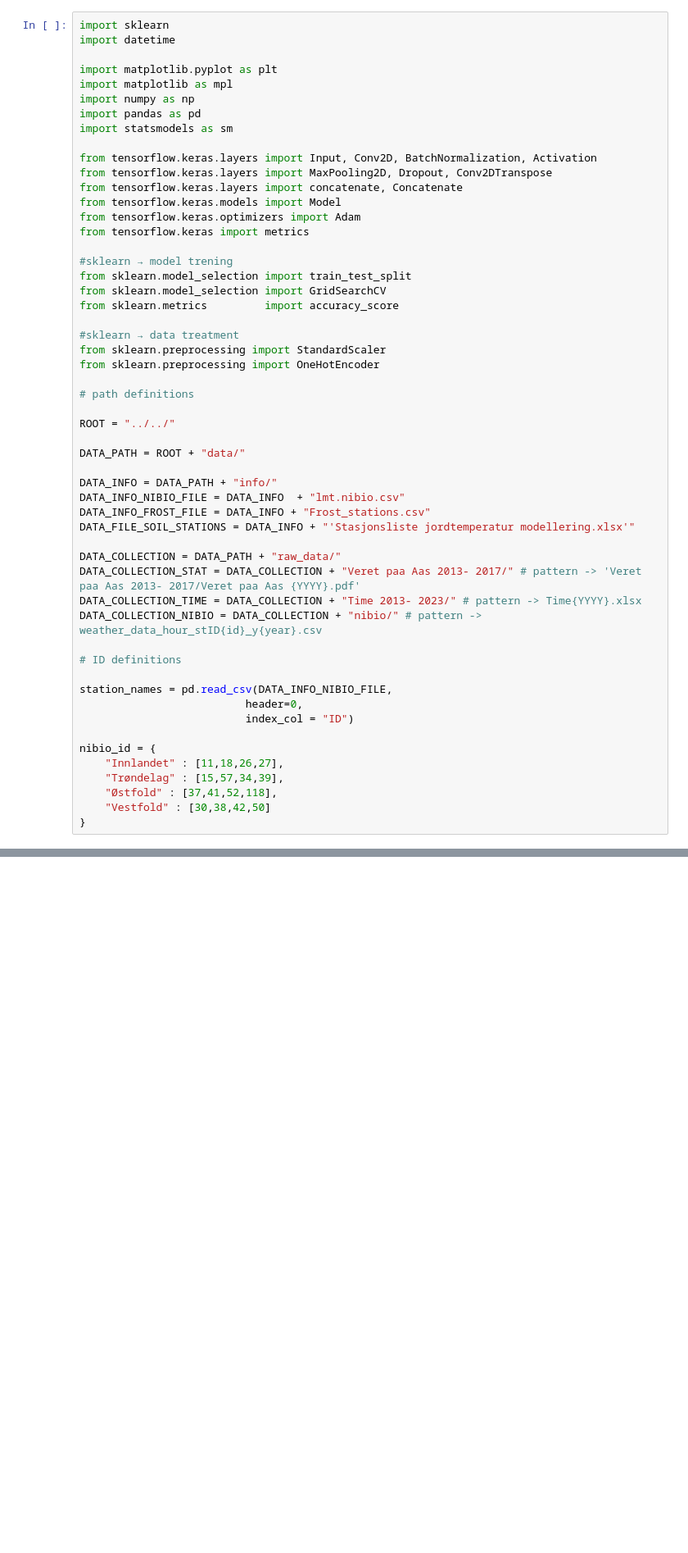
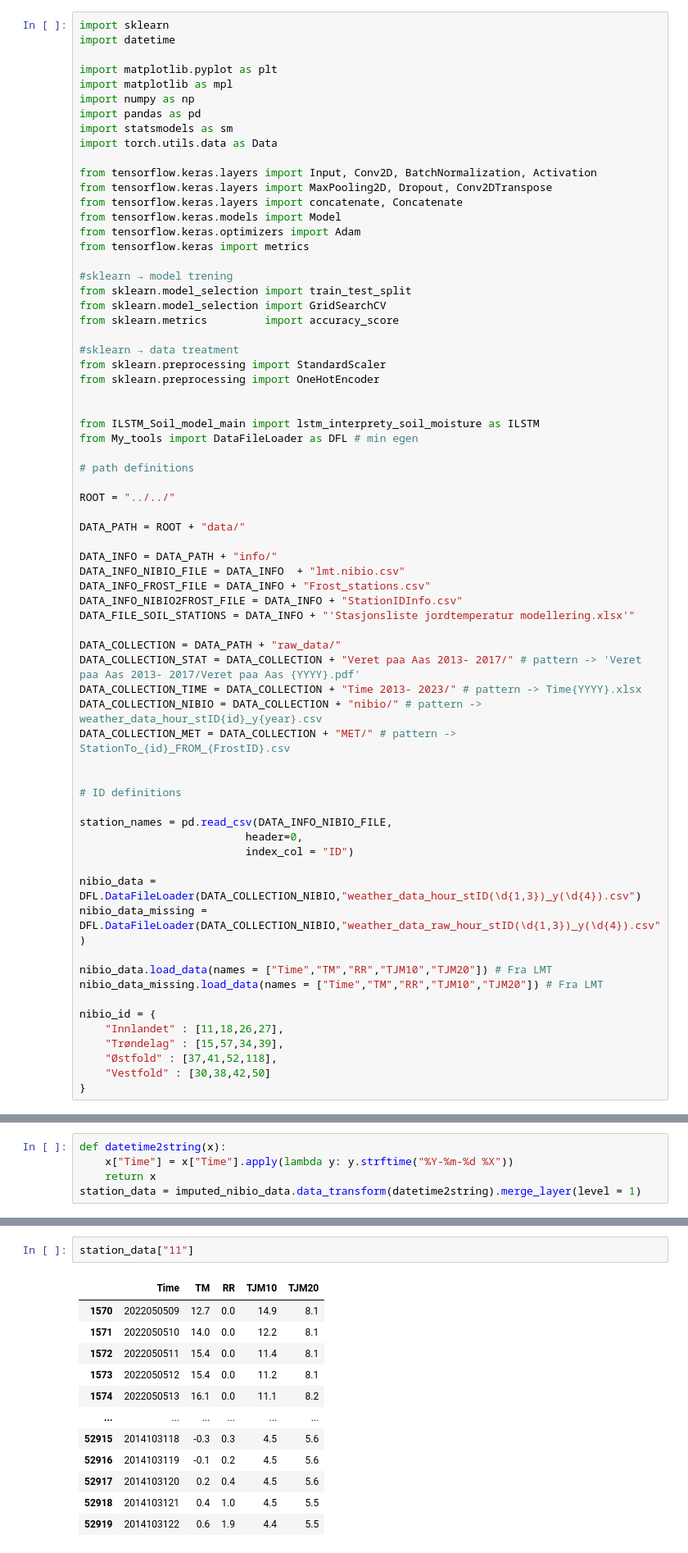
Before and after one commit to ConAltDelete/MT24CS, a Jupyter notebook: programs/python/modeling.ipynb, the cells around one changed output, grey strips where cells are left out. Shown at 82% size. Drawn from its saved outputs; the diff is of its cells as text; blank space fills up the shorter version.

```diff
--- a/programs/python/modeling.ipynb
+++ b/programs/python/modeling.ipynb
@@ -11,6 +11,7 @@ import matplotlib as mpl
 import numpy as np
 import pandas as pd
 import statsmodels as sm
+import torch.utils.data as Data
 
 from tensorflow.keras.layers import Input, Conv2D, BatchNormalization, Activation
 from tensorflow.keras.layers import MaxPooling2D, Dropout, Conv2DTranspose
@@ -28,6 +29,10 @@ from sklearn.metrics         import accuracy_score
 from sklearn.preprocessing import StandardScaler
 from sklearn.preprocessing import OneHotEncoder
 
+
+from ILSTM_Soil_model_main import lstm_interprety_soil_moisture as ILSTM
+from My_tools import DataFileLoader as DFL # min egen
+
 # path definitions
 
 ROOT = "../../"
@@ -37,12 +42,15 @@ DATA_PATH = ROOT + "data/"
 DATA_INFO = DATA_PATH + "info/"
 DATA_INFO_NIBIO_FILE = DATA_INFO  + "lmt.nibio.csv"
 DATA_INFO_FROST_FILE = DATA_INFO + "Frost_stations.csv"
+DATA_INFO_NIBIO2FROST_FILE = DATA_INFO + "StationIDInfo.csv"
 DATA_FILE_SOIL_STATIONS = DATA_INFO + "'Stasjonsliste jordtemperatur modellering.xlsx'"
 
 DATA_COLLECTION = DATA_PATH + "raw_data/"
 DATA_COLLECTION_STAT = DATA_COLLECTION + "Veret paa Aas 2013- 2017/" # pattern -> 'Veret paa Aas 2013- 2017/Veret paa Aas {YYYY}.pdf'
 DATA_COLLECTION_TIME = DATA_COLLECTION + "Time 2013- 2023/" # pattern -> Time{YYYY}.xlsx
 DATA_COLLECTION_NIBIO = DATA_COLLECTION + "nibio/" # pattern -> weather_data_hour_stID{id}_y{year}.csv
+DATA_COLLECTION_MET = DATA_COLLECTION + "MET/" # pattern -> StationTo_{id}_FROM_{FrostID}.csv
+
 
 # ID definitions
 
@@ -50,6 +58,12 @@ station_names = pd.read_csv(DATA_INFO_NIBIO_FILE,
                           header=0,
                           index_col = "ID")
 
+nibio_data = DFL.DataFileLoader(DATA_COLLECTION_NIBIO,"weather_data_hour_stID(\d{1,3})_y(\d{4}).csv")
+nibio_data_missing = DFL.DataFileLoader(DATA_COLLECTION_NIBIO,"weather_data_raw_hour_stID(\d{1,3})_y(\d{4}).csv")
+
+nibio_data.load_data(names = ["Time","TM","RR","TJM10","TJM20"]) # Fra LMT
+nibio_data_missing.load_data(names = ["Time","TM","RR","TJM10","TJM20"]) # Fra LMT
+
 nibio_id = {
     "Innlandet" : [11,18,26,27],
     "Trøndelag" : [15,57,34,39],
@@ -378,0 +405,5 @@ Index([1439, 1440, 1441, 1442, 1443, 1444, 1445, 1446, 1447, 1448,
+# %%
+def datetime2string(x):
+    x["Time"] = x["Time"].apply(lambda y: y.strftime("%Y-%m-%d %X"))
+    return x
+station_data = imputed_nibio_data.data_transform(datetime2string).merge_layer(level = 1)
@@ -378,0 +446,15 @@ Index([1439, 1440, 1441, 1442, 1443, 1444, 1445, 1446, 1447, 1448,
+# %%
+station_data["11"]
+# %% [output]
+|  | Time | TM | RR | TJM10 | TJM20 |
+| 1570 | 2022050509 | 12.7 | 0.0 | 14.9 | 8.1 |
+| 1571 | 2022050510 | 14.0 | 0.0 | 12.2 | 8.1 |
+| 1572 | 2022050511 | 15.4 | 0.0 | 11.4 | 8.1 |
+| 1573 | 2022050512 | 15.4 | 0.0 | 11.2 | 8.1 |
+| 1574 | 2022050513 | 16.1 | 0.0 | 11.1 | 8.2 |
+| ... | ... | ... | ... | ... | ... |
+| 52915 | 2014103118 | -0.3 | 0.3 | 4.5 | 5.6 |
+| 52916 | 2014103119 | -0.1 | 0.2 | 4.5 | 5.6 |
+| 52917 | 2014103120 | 0.2 | 0.4 | 4.5 | 5.6 |
+| 52918 | 2014103121 | 0.4 | 1.0 | 4.5 | 5.5 |
+| 52919 | 2014103122 | 0.6 | 1.9 | 4.4 | 5.5 |
```
Also changed, not shown: parts of 23 cells of this notebook, 3 other files.
